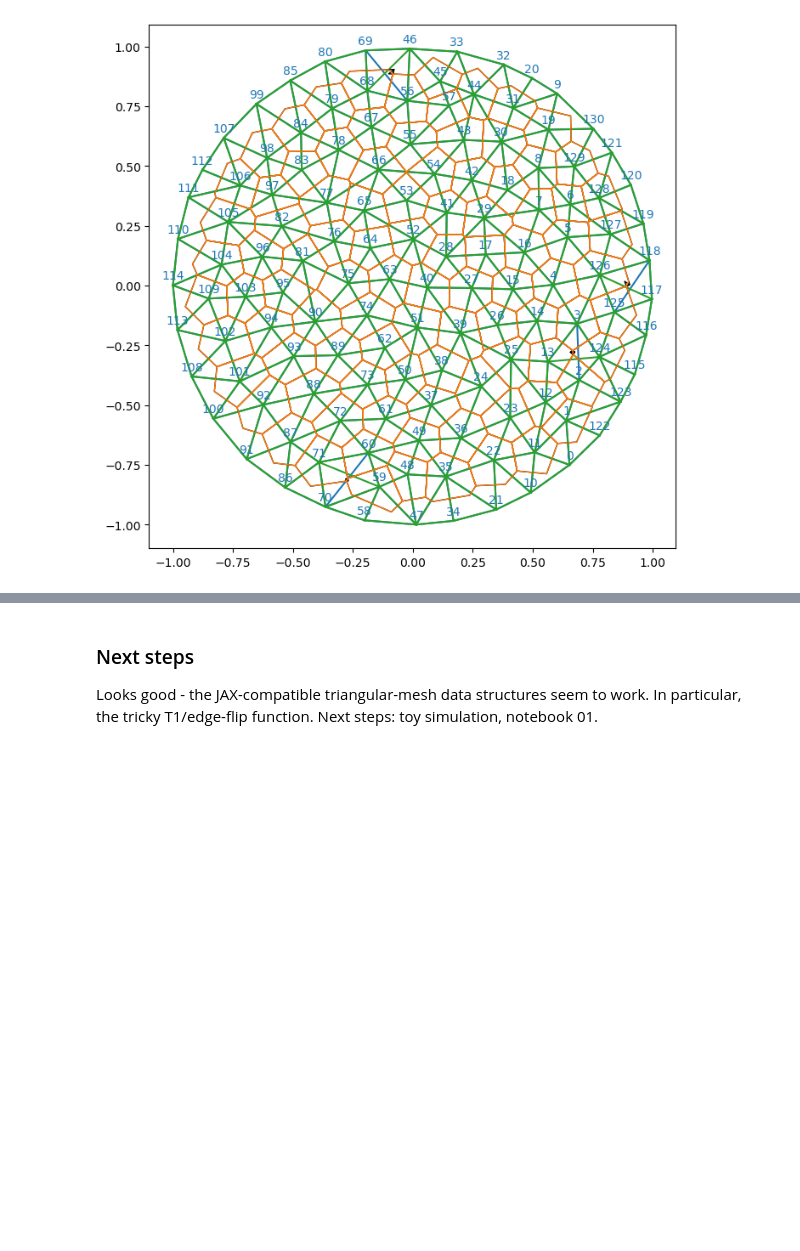
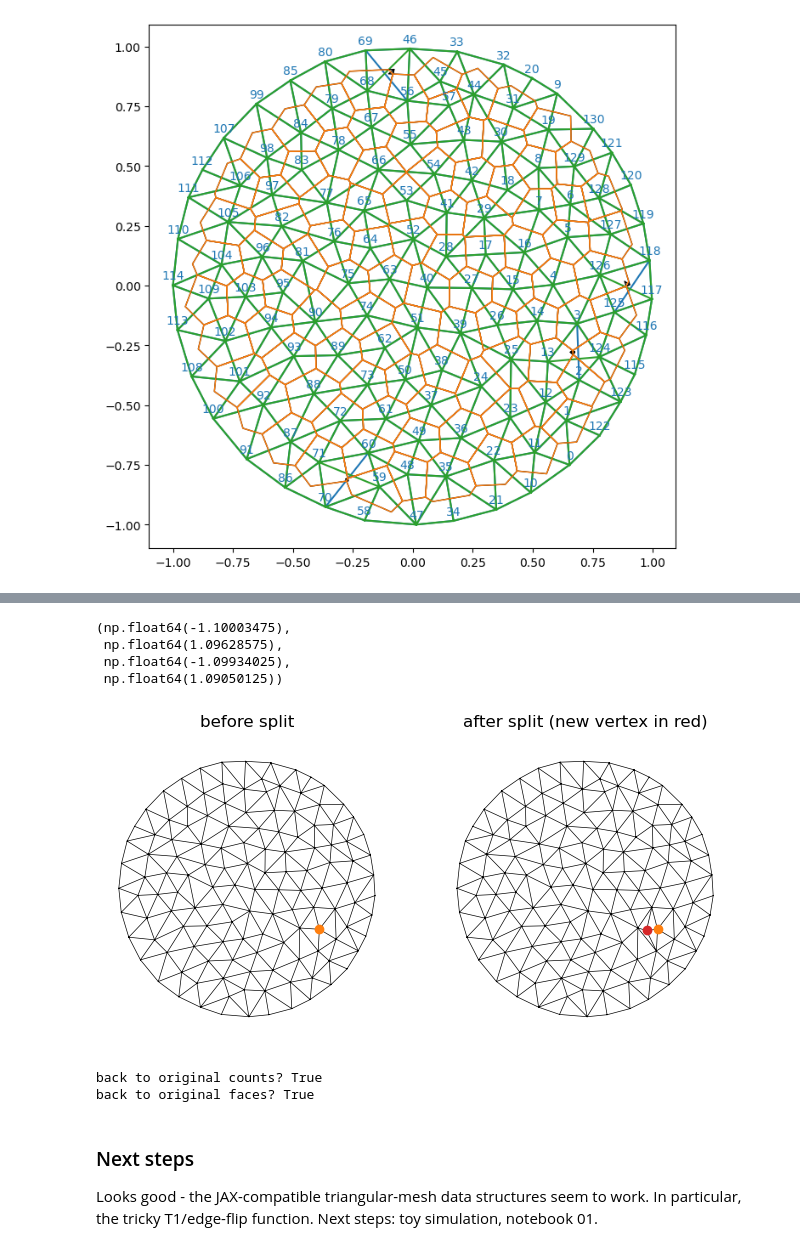
Before and after one commit to nikolas-claussen/triangulax, a Jupyter notebook: nbs/03_halfedge_datastructure.ipynb, the cells around one changed output, grey strips where cells are left out. Drawn from its saved outputs; the diff is of its cells as text; code cells hidden in the pictures; blank space fills up the shorter version.

```diff
--- a/nbs/03_halfedge_datastructure.ipynb
+++ b/nbs/03_halfedge_datastructure.ipynb
@@ -1296,0 +1727,19 @@ True
+# %%
+# test split on the existing example mesh
+
+# choose an interior vertex (avoid boundary) and two outgoing half-edges for split axis
+v_split = int(np.where(~np.asarray(hemesh.is_bdry))[0][10])
+ring = np.asarray(hemesh.iterate_around_vertex(v_split))
+h1 = int(ring[0])
+h2 = int(ring[len(ring)//2])
+print("Splitting vertex", v_split, "axis hes", h1, h2)
+
+hemesh_split, smap = split_vertex(hemesh, h1, h2)
+print("(V, HE, F) old:", hemesh.n_items, "new:", hemesh_split.n_items)
+assert hemesh_split.n_vertices == hemesh.n_vertices + 1
+assert hemesh_split.n_hes == hemesh.n_hes + 6
+assert hemesh_split.n_faces == hemesh.n_faces + 2
+
+F_split = np.asarray(hemesh_split.faces, dtype=np.int32)
+print("edge manifold:", igl.is_edge_manifold(F_split)[0])
+print("vertex manifold:", igl.is_vertex_manifold(F_split)[0])
@@ -1297,3 +1755,55 @@ True
+# %%
+# quick visualization (triangulation plot)
+
+v_new = int(smap.info["v_new"])
+fig, ax = plt.subplots(1, 2, figsize=(8, 4))
+
+plt.sca(ax[0])
+plt.triplot(np.asarray(geommesh.vertices)[:, 0], np.asarray(geommesh.vertices)[:, 1], np.asarray(hemesh.faces), lw=0.5, color="k")
+plt.scatter(*np.asarray(geommesh.vertices[v_split]), c="tab:orange")
+plt.title("before split")
+plt.axis("equal"); plt.axis("off")
+
+plt.sca(ax[1])
+verts2 = np.concatenate([np.asarray(geommesh.vertices), np.asarray(geommesh.vertices[v_split])[None, :]], axis=0)
+# offset the new vertex slightly for visibility
+a = np.asarray(geommesh.vertices[int(hemesh.dest[h1])]) - np.asarray(geommesh.vertices[v_split])
+b = np.asarray(geommesh.vertices[int(hemesh.dest[h2])]) - np.asarray(geommesh.vertices[v_split])
+d = a - b
+perp = np.array([-d[1], d[0]], dtype=float)
+perp = perp / (np.linalg.norm(perp) + 1e-12)
+eps = 0.25 * (np.linalg.norm(a) + np.linalg.norm(b) + 1e-12)
+verts2[v_new] = verts2[v_new] + eps * perp
+plt.triplot(verts2[:, 0], verts2[:, 1], np.asarray(hemesh_split.faces), lw=0.5, color="k")
+plt.scatter(*verts2[v_split], c="tab:orange")
+plt.scatter(*verts2[v_new], c="tab:red")
+plt.title("after split (new vertex in red)")
+plt.axis("equal"); plt.axis("off")
+# %% [output]
+(np.float64(-1.10003475),
+ np.float64(1.09628575),
+ np.float64(-1.09934025),
+ np.float64(1.09050125))
+[figure, added]
+# %%
+# inverse consistency check: split then collapse the inserted edge
+
+def _canonical_faces_np(F: np.ndarray) -> np.ndarray:
+    F = np.asarray(F, dtype=np.int32)
+    F = np.sort(F, axis=1)
+    keys = F[:, 0] * (F[:, 2].max() + 1) ** 2 + F[:, 1] * (F[:, 2].max() + 1) + F[:, 2]
+    return F[np.argsort(keys)]
+
+e_join = int(smap.info["new_hes"][0])  # (v -> v_new)
+hemesh_back, back_map = collapse_edge(hemesh_split, e_join,)
+
+F0 = _canonical_faces_np(np.asarray(hemesh.faces))
+F_back = _canonical_faces_np(np.asarray(hemesh_back.faces))
+print("back to original counts?", hemesh_back.n_items == hemesh.n_items)
+print("back to original faces?", np.array_equal(F0, F_back))
+# %% [output]
+back to original counts? True
+back to original faces? True
 # %% [markdown]
 ### Next steps
 
```
Also changed, not shown: parts of 37 cells of this notebook.
